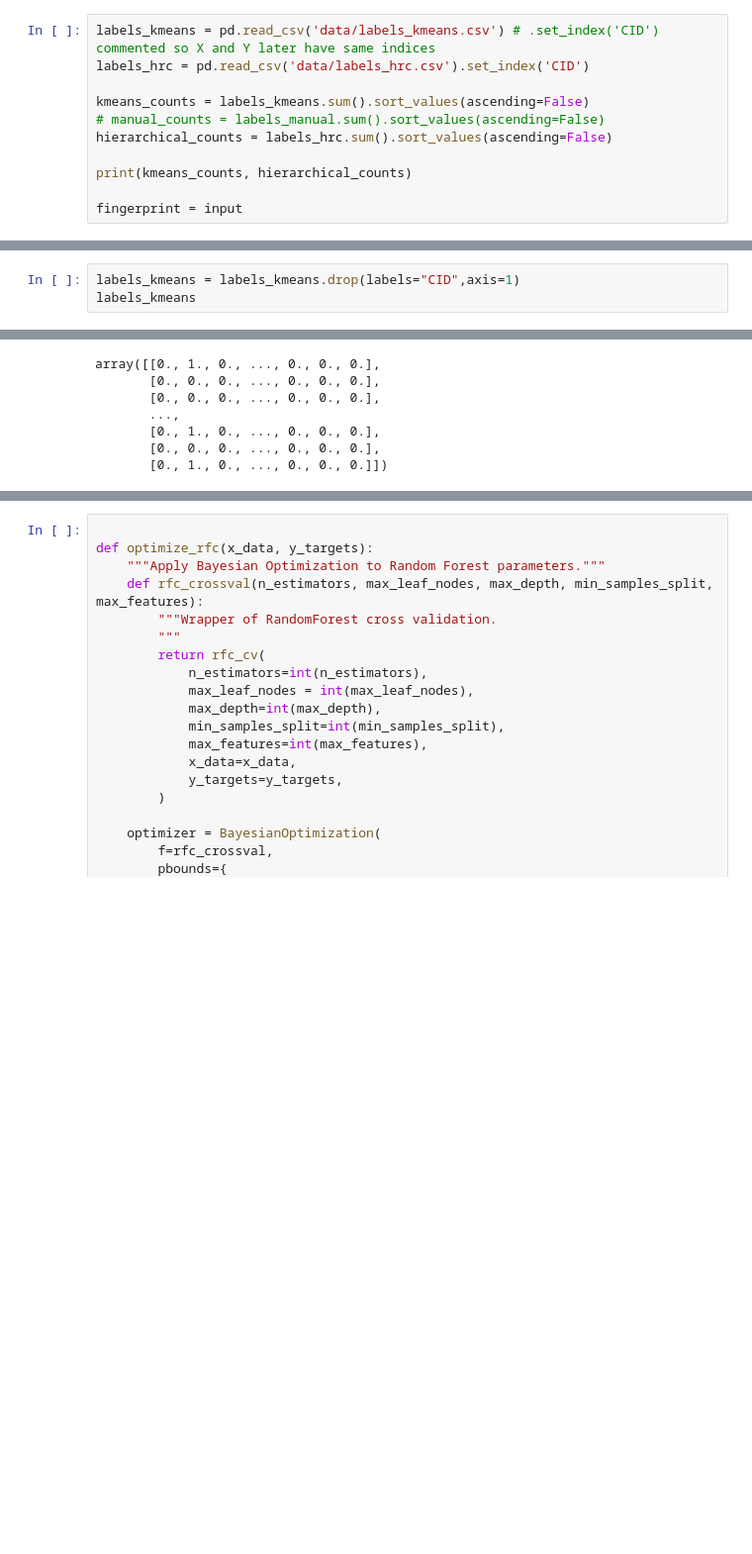
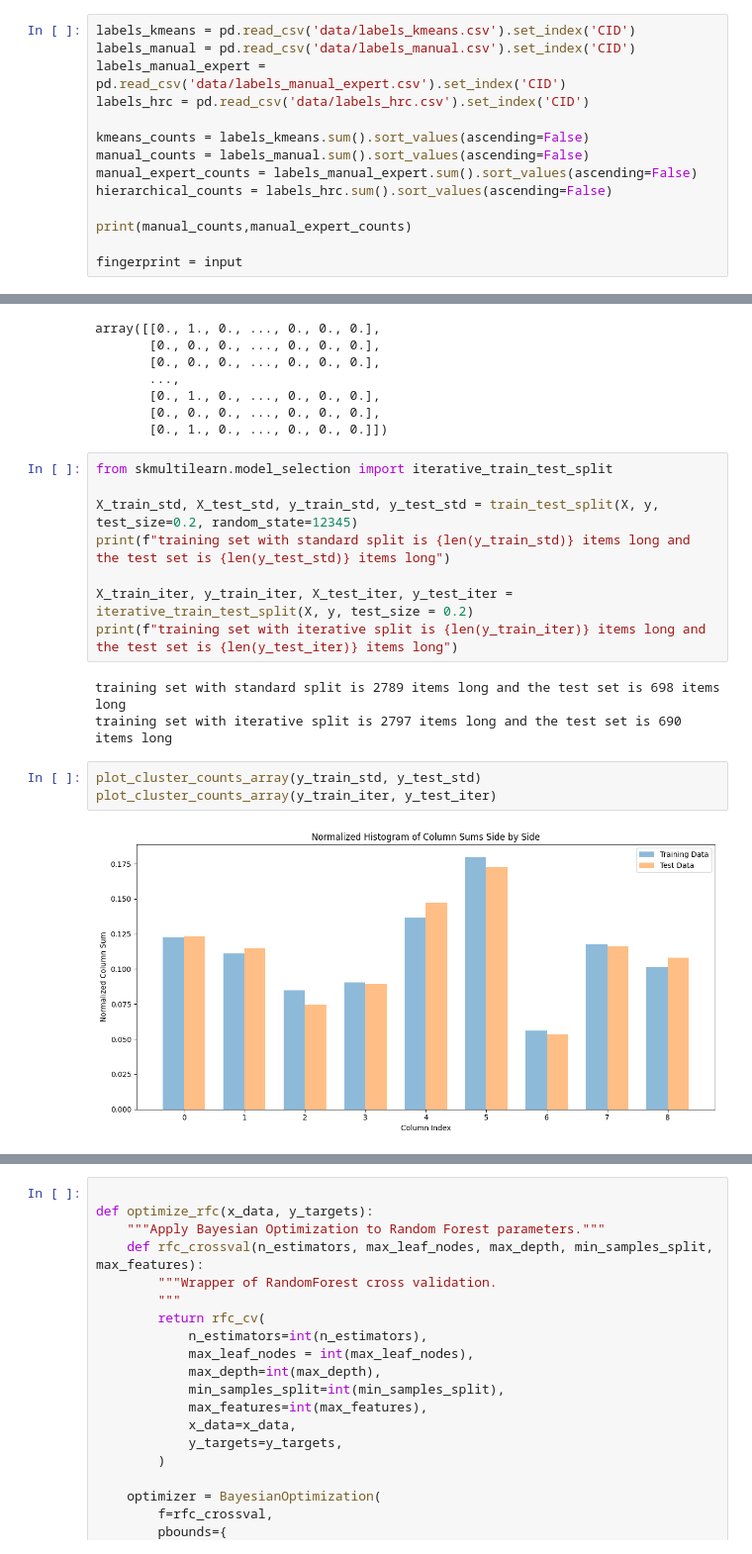
Before and after one commit to IOuadah/SML_Project, a Jupyter notebook: cluster_rf.ipynb, the cells around one changed output, grey strips where cells are left out. Shown: that part at 99% size. Cells and saved outputs as stored; diff of their text form; blank space fills up the shorter version.

Commit message:
random/grid search, random baseline, feature importance, reorganization

```diff
--- a/cluster_rf.ipynb
+++ b/cluster_rf.ipynb
@@ -15,12 +21,15 @@ from sklearn import utils
 # %%
-labels_kmeans = pd.read_csv('data/labels_kmeans.csv') # .set_index('CID') commented so X and Y later have same indices
+labels_kmeans = pd.read_csv('data/labels_kmeans.csv').set_index('CID')
+labels_manual = pd.read_csv('data/labels_manual.csv').set_index('CID')
+labels_manual_expert = pd.read_csv('data/labels_manual_expert.csv').set_index('CID')
 labels_hrc = pd.read_csv('data/labels_hrc.csv').set_index('CID')
 
 kmeans_counts = labels_kmeans.sum().sort_values(ascending=False)
-# manual_counts = labels_manual.sum().sort_values(ascending=False)
+manual_counts = labels_manual.sum().sort_values(ascending=False)
+manual_expert_counts = labels_manual_expert.sum().sort_values(ascending=False)
 hierarchical_counts = labels_hrc.sum().sort_values(ascending=False)
 
-print(kmeans_counts, hierarchical_counts)
+print(manual_counts,manual_expert_counts)
 
 fingerprint = input
 # %% [output]
@@ -49,3 +52,0 @@ dtype: int64
-# %%
-labels_kmeans = labels_kmeans.drop(labels="CID",axis=1)
-labels_kmeans
@@ -136,3 +98,19 @@ array([[0., 1., 0., ..., 0., 0., 0.],
        [0., 1., 0., ..., 0., 0., 0.],
        [0., 0., 0., ..., 0., 0., 0.],
        [0., 1., 0., ..., 0., 0., 0.]])
+# %%
+from skmultilearn.model_selection import iterative_train_test_split
+
+X_train_std, X_test_std, y_train_std, y_test_std = train_test_split(X, y, test_size=0.2, random_state=12345)
+print(f"training set with standard split is {len(y_train_std)} items long and the test set is {len(y_test_std)} items long")
+
+X_train_iter, y_train_iter, X_test_iter, y_test_iter = iterative_train_test_split(X, y, test_size = 0.2)
+print(f"training set with iterative split is {len(y_train_iter)} items long and the test set is {len(y_test_iter)} items long")
+# %% [output]
+training set with standard split is 2789 items long and the test set is 698 items long
+training set with iterative split is 2797 items long and the test set is 690 items long
+# %%
+plot_cluster_counts_array(y_train_std, y_test_std)
+plot_cluster_counts_array(y_train_iter, y_test_iter)
+# %% [output]
+[figure, added]
```
Also changed, not shown: parts of 54 cells of this notebook.
